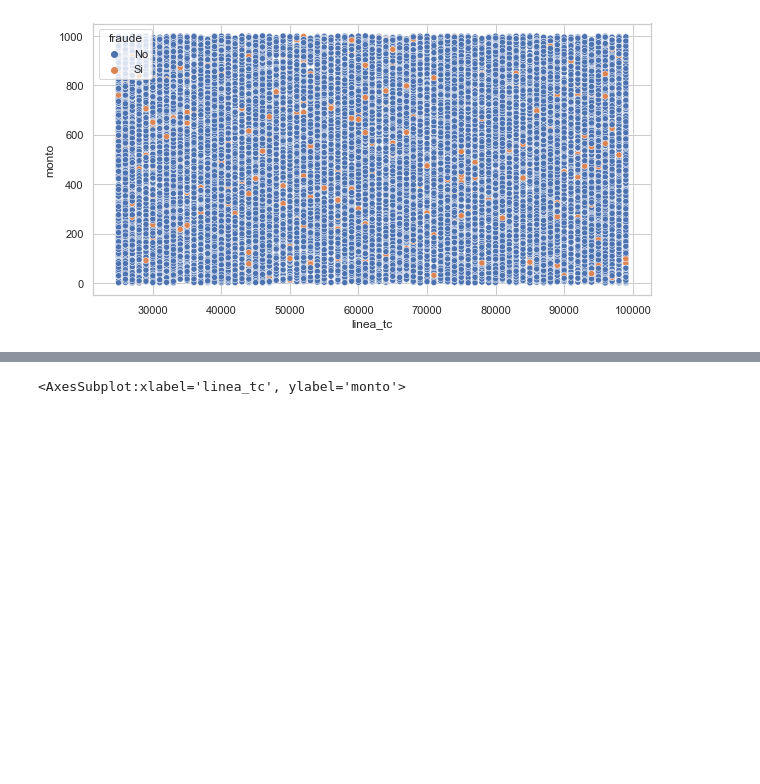
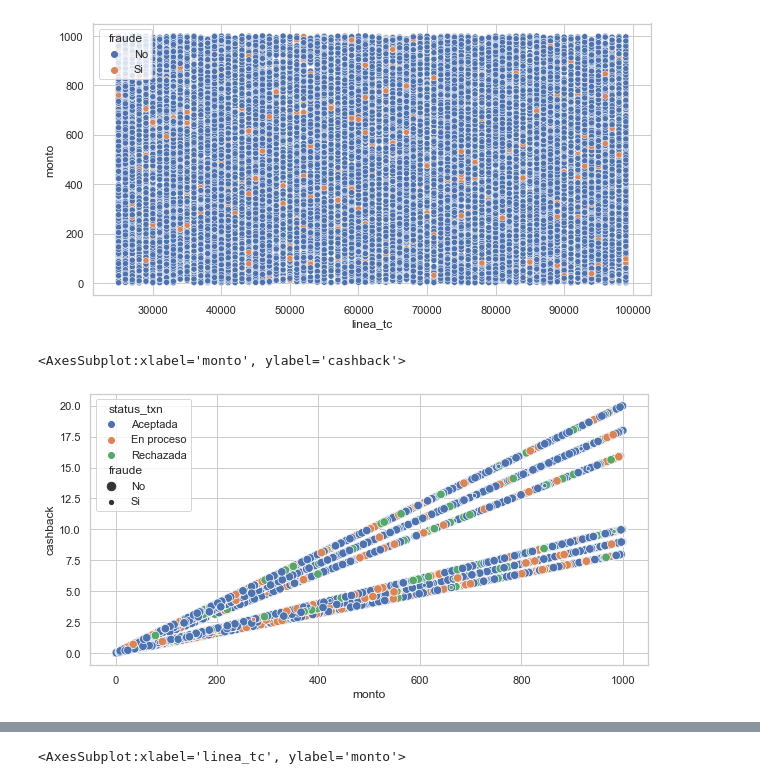
Before and after one commit to ElenaVillano/challenge_rpmx, a Jupyter notebook: notebooks/geda.ipynb, the cells around one changed output, grey strips where cells are left out. Cells and saved outputs as stored; diff of their text form; code cells hidden in the pictures; blank space fills up the shorter version.

```diff
--- a/notebooks/geda.ipynb
+++ b/notebooks/geda.ipynb
@@ -294,3 +294,8 @@ sns.scatterplot(data=df,x='linea_tc', y='monto', hue='fraude')
 # %% [output]
 <AxesSubplot:xlabel='linea_tc', ylabel='monto'>
 [figure]
+# %%
+sns.scatterplot(data=df,x='monto', y='cashback', hue='status_txn',size='fraude')
+# %% [output]
+<AxesSubplot:xlabel='monto', ylabel='cashback'>
+[figure, added]
```
Also changed, not shown: parts of 3 cells of this notebook, 2 other files.
